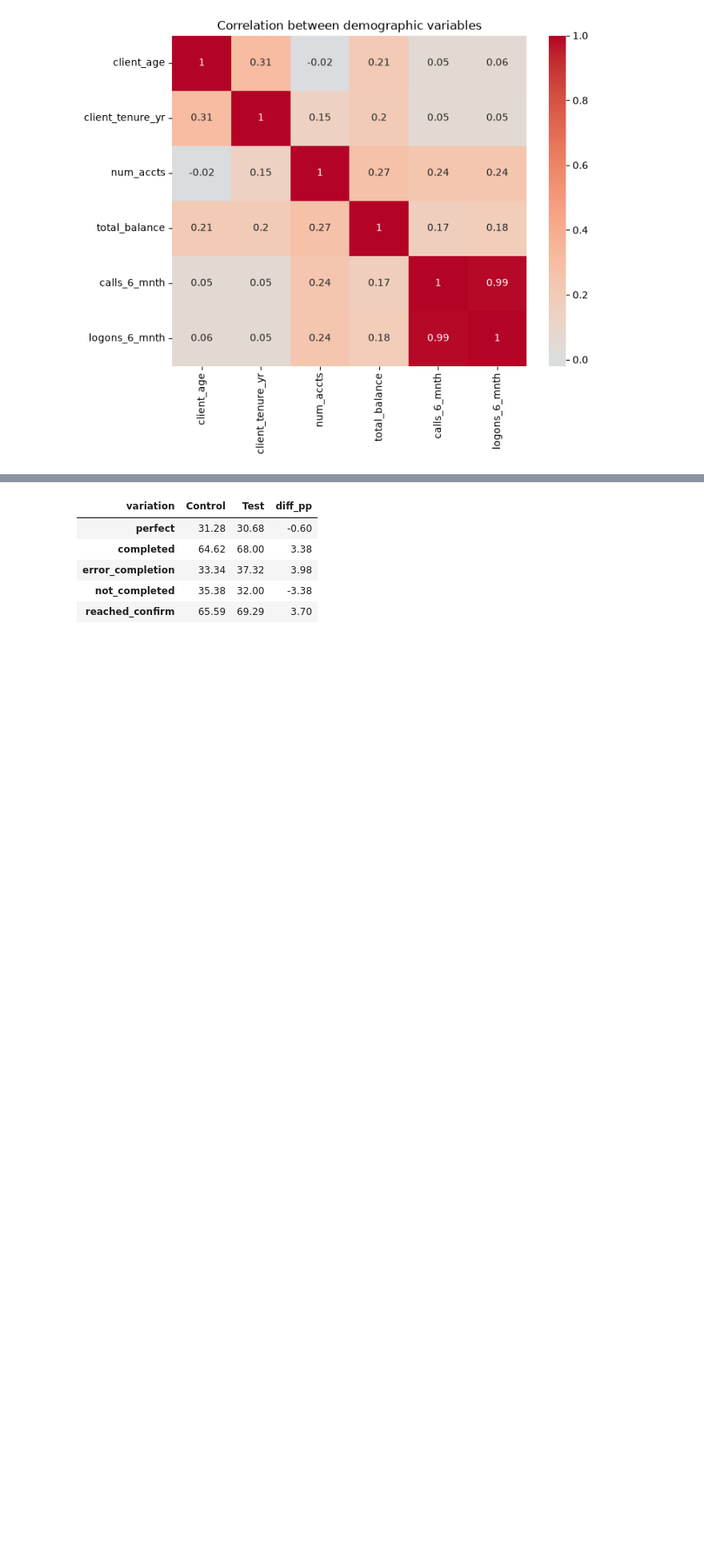
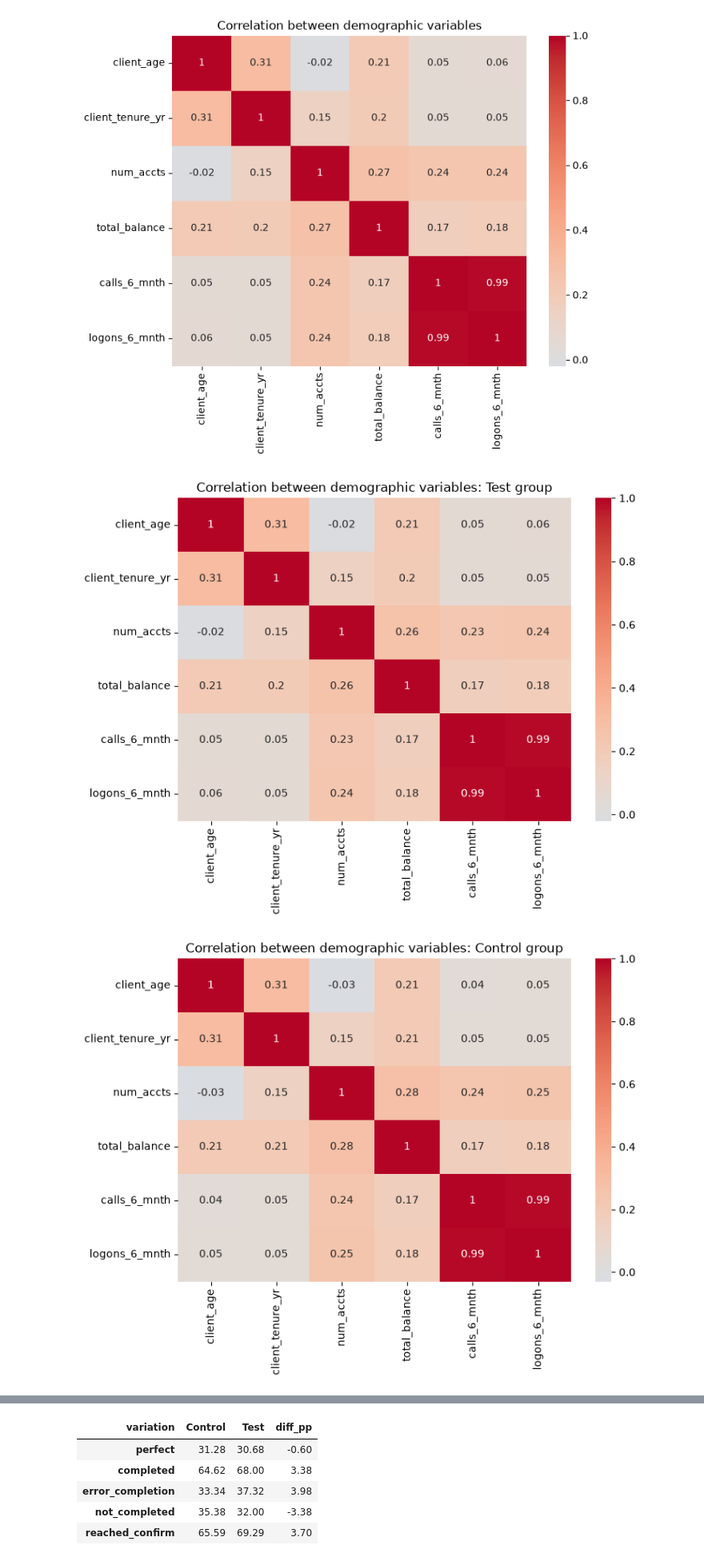
Before and after one commit to FranciscoDosReis/vanguard-FCCP-Solutions, a Jupyter notebook: notebooks/demographic_analysis_preeti.ipynb, the cells around one changed output, grey strips where cells are left out. Shown at 80% size. Saved outputs shown, nothing was run; the diff lists cells and outputs as text; code cells hidden in the pictures; blank space fills up the shorter version.

```diff
--- a/notebooks/demographic_analysis_preeti.ipynb
+++ b/notebooks/demographic_analysis_preeti.ipynb
@@ -188,6 +202,27 @@ plt.title("Correlation between demographic variables")
 plt.show()
 # %% [output]
 [figure]
+# %%
+# Heat map 1: Test group
+plt.figure(figsize=(8, 6))
+sns.heatmap(test[num_cols].corr().round(2), annot=True, cmap="coolwarm",
+            center=0)
+plt.title("Correlation between demographic variables: Test group")
+plt.tight_layout()
+plt.savefig("heatmap_test.png", dpi=300, bbox_inches="tight")
+plt.show()
+
+# Heat map 2: Control group
+plt.figure(figsize=(8, 6))
+sns.heatmap(ctrl[num_cols].corr().round(2), annot=True, cmap="coolwarm",
+            center=0)
+plt.title("Correlation between demographic variables: Control group")
+plt.tight_layout()
+plt.savefig("heatmap_control.png", dpi=300, bbox_inches="tight")
+plt.show()
+# %% [output]
+[figure, added]
+[figure, added]
 # %%
 import numpy as np
 plot_df = exp[exp["total_balance"] > 0].sample(5000, random_state=1).copy()
```
Also changed, not shown: parts of 17 cells of this notebook, 17 other files.
